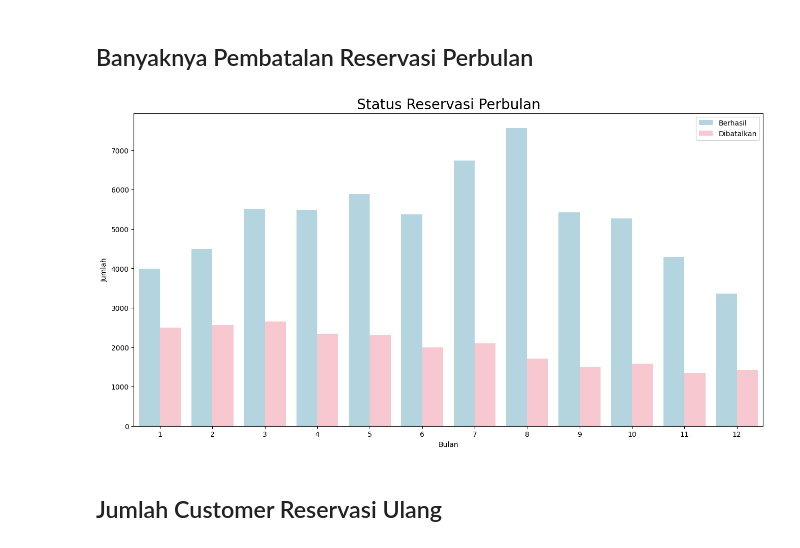
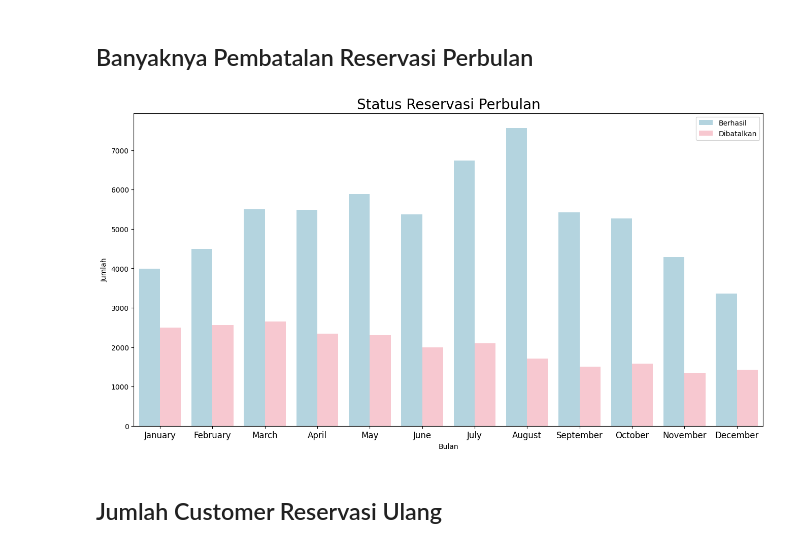
Before and after one commit to xyzaraa/hotel_analysis, a Jupyter notebook: hotel_analysis.ipynb, the cells around one changed output. Saved outputs shown, nothing was run; the diff lists cells and outputs as text; code cells hidden in the pictures.

Commit message:
update code for cancellation per months

```diff
--- a/hotel_analysis.ipynb
+++ b/hotel_analysis.ipynb
@@ -320,16 +320,17 @@ plt.show()
 # %%
 df['reservation_status_date'] = pd.to_datetime(df['reservation_status_date'])
 df['month'] = df['reservation_status_date'].dt.month
 plt.figure(figsize=(16,8))
 ax1 = sns.countplot(x='month', hue='is_canceled', data= df, palette = palette)
 legend_lebels,_ = ax1.get_legend_handles_labels()
 plt.title('Status Reservasi Perbulan', size = 20)
+plt.xticks(ticks=x, labels=months_order, fontsize=12)
 plt.xlabel('Bulan')
 plt.ylabel('Jumlah')
 plt.legend(['Berhasil','Dibatalkan'])
 plt.show()
 # %% [output]
-[figure, old version]
+[figure, new version]
 # %% [markdown]
 ## Jumlah Customer Reservasi Ulang
 # %%
```
